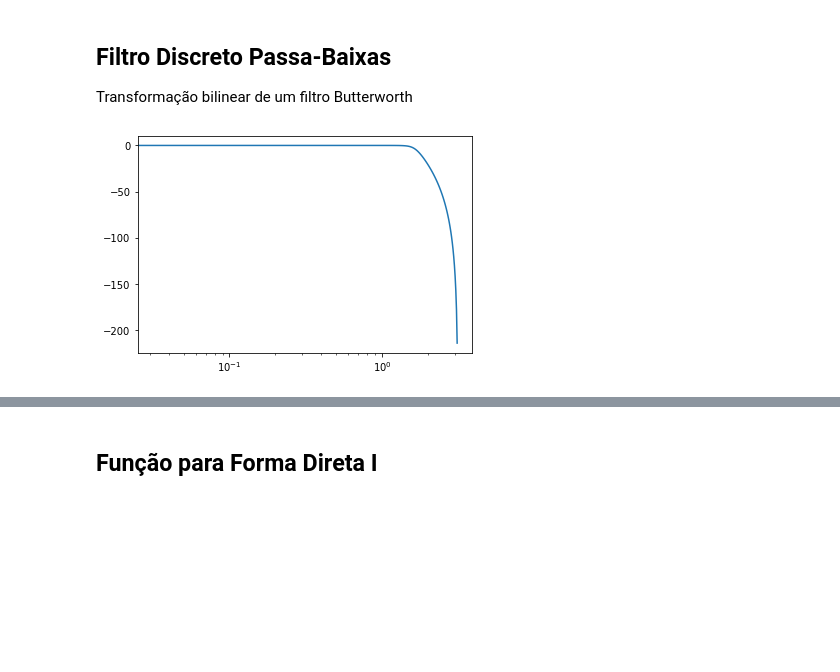
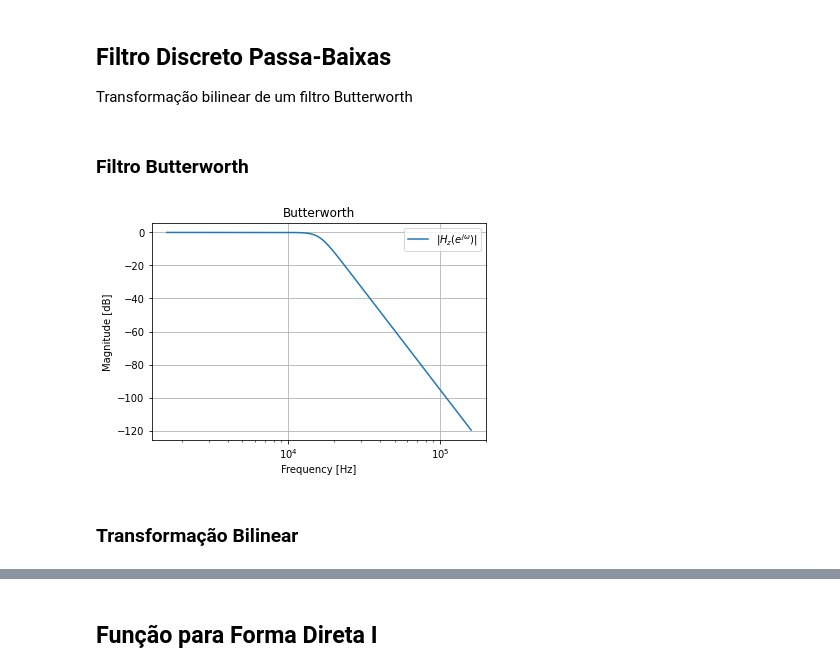
Before and after one commit to oliveiraop/pds-ufba, a Jupyter notebook: trabalho01/trab01.ipynb, the cells around one changed output, grey strips where cells are left out. Drawn from its saved outputs; the diff is of its cells as text; code cells hidden in the pictures; blank space fills up the shorter version.

```diff
--- a/trabalho01/trab01.ipynb
+++ b/trabalho01/trab01.ipynb
@@ -47,20 +51,27 @@ def reduce_precision(num, precision):
 ## Filtro Discreto Passa-Baixas
 
 Transformação bilinear de um filtro Butterworth
+# %% [markdown]
+### Filtro Butterworth
 # %%
 ordem = 6       # Ordem do Butterworth
-freq = 24000    # Freq de audio de 24kHz
+fs = 48000      # Freq de amostragem para audio de 24kHz
 wc = 2*np.pi/3  # Freq de corte
-Wc = wc*freq    # Freq angular
+Wc = wc*fs      # Freq angular
 
 # Cria filtro Butterworth:
 filts = signal.lti(*signal.butter(ordem, Wc, btype='lowpass', analog=True, output='ba'))
-
-# Converte Butterworth por Transformação Linear:
-filtz = signal.dlti(*signal.bilinear(filts.num, filts.den, fs=freq))
-# %%
-w, mag, ang = filtz.bode()
-plt.semilogx(w,mag)
-plt.show()
-# %% [output]
-[figure, removed]
+# %%
+wz, hz = signal.freqs(filts.num, filts.den)
+
+plt.semilogx(wz*1/(2*np.pi), 20*np.log10(np.abs(hz).clip(1e-15)),label=r'$|H_z(e^{j \omega})|$')
+plt.legend()
+plt.title('Butterworth')
+plt.xlabel('Frequency [Hz]')
+plt.ylabel('Magnitude [dB]')
+plt.grid()
+plt.show()
+# %% [output]
+[figure, added]
+# %% [markdown]
+### Transformação Bilinear
```
Also changed, not shown: parts of 35 cells of this notebook, 10 other files.
